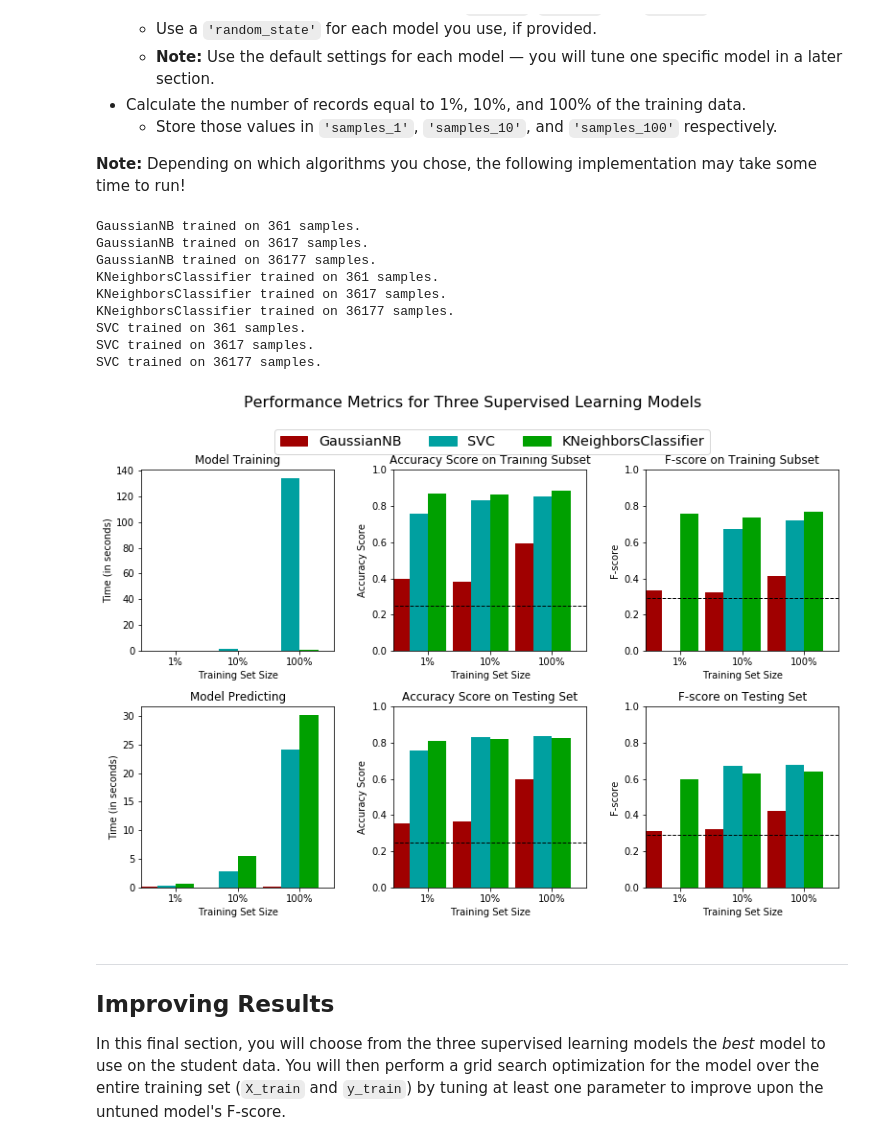
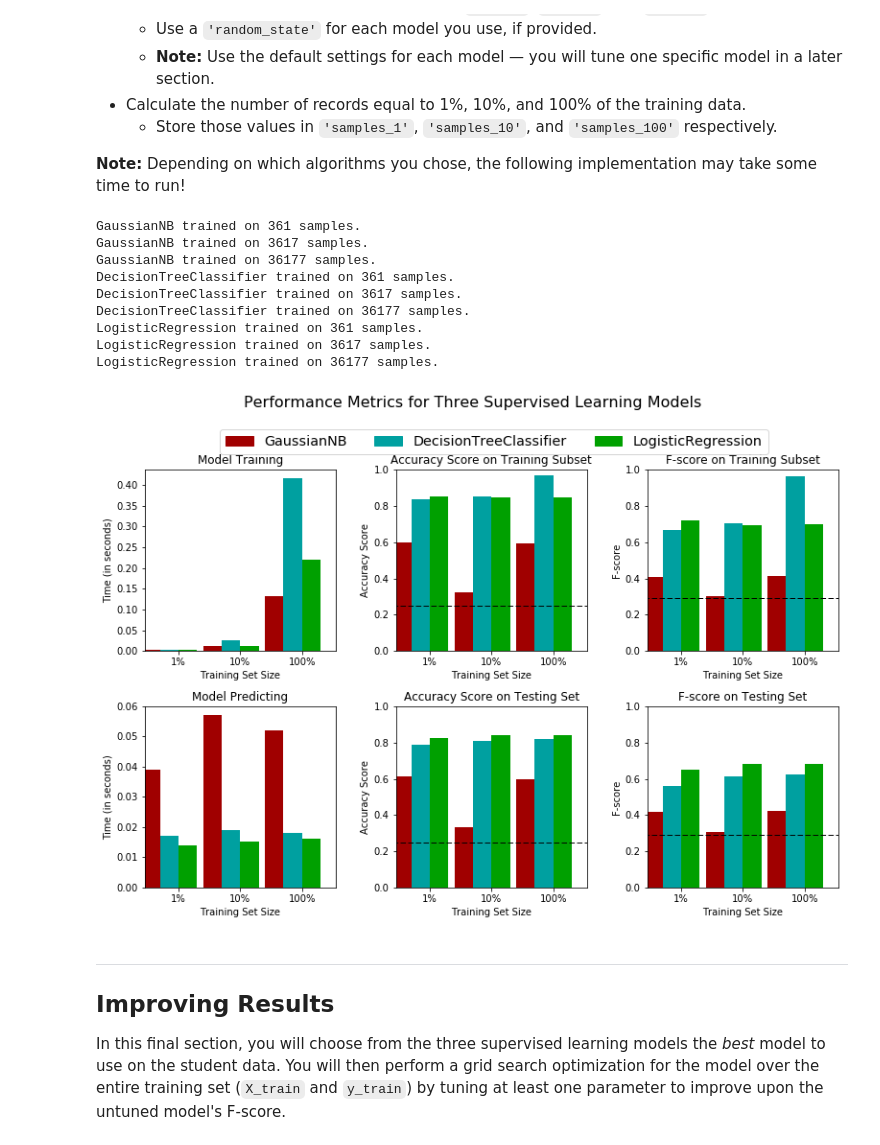
Before and after one commit to fagan2888/Gardner_Machine_Learning, a Jupyter notebook: projects/finding_donors/finding_donors.ipynb, the cells around one changed output. Cells and saved outputs as stored; diff of their text form; code cells hidden in the pictures.

```diff
--- a/projects/finding_donors/finding_donors.ipynb
+++ b/projects/finding_donors/finding_donors.ipynb
@@ -361,12 +365,13 @@ def train_predict(learner, sample_size, X_train, y_train, X_test, y_test):
        - X_test: features testing set
        - y_test: income testing set
     '''
-
+    step = int(len(X_train)/sample_size)
     results = {}
 
     # TODO: Fit the learner to the training data using slicing with 'sample_size' using .fit(training_features[:], training_labels[:])
     start = time() # Get start time
-    learner = learner.fit(X_train.values[:sample_size, :], y_train.values[:sample_size])
+    #learner = learner.fit(X_train.values[:sample_size, :], y_train.values[:sample_size])
+    learner.fit(X_train[::step], y_train[::step])
     end = time() # Get end time
 
     # TODO: Calculate the training time
@@ -395,7 +400,7 @@ def train_predict(learner, sample_size, X_train, y_train, X_test, y_test):
     results['f_test'] = fbeta_score(y_test,predictions_test,beta=0.5)
 
     # Success
-    print "{} trained on {} samples.".format(learner.__class__.__name__, sample_size)
+    print ("{} trained on {} samples.".format(learner.__class__.__name__, sample_size))
 
     # Return the results
     return results
@@ -413,44 +418,42 @@ In the code cell, you will need to implement the following:
 # %%
 # TODO: Import the three supervised learning models from sklearn
 from sklearn.naive_bayes import GaussianNB
 from sklearn.neighbors import KNeighborsClassifier
-from sklearn.svm import SVC
-
+from sklearn.linear_model import LogisticRegression
+from sklearn.tree import DecisionTreeClassifier
 # TODO: Initialize the three models
 clf_A = GaussianNB()
-clf_B = KNeighborsClassifier()
-clf_C = SVC()
+clf_B = DecisionTreeClassifier(random_state=1)
+clf_C = LogisticRegression(random_state=1)
 
 # TODO: Calculate the number of samples for 1%, 10%, and 100% of the training data
 # HINT: samples_100 is the entire training set i.e. len(y_train)
 # HINT: samples_10 is 10% of samples_100
 # HINT: samples_1 is 1% of samples_100
-samples_1 = int( 0.01*len(y_train))
-samples_10 = int ( 0.1*len(y_train))
+samples_1 = int(0.01*len(y_train))
+samples_10 = int(0.1*len(y_train))
 samples_100 = len(y_train)
 
 # Collect results on the learners
 results = {}
 for clf in [clf_A, clf_B, clf_C]:
     clf_name = clf.__class__.__name__
     results[clf_name] = {}
     for i, samples in enumerate([samples_1, samples_10, samples_100]):
-        results[clf_name][i] = \
-        train_predict(clf, samples, X_train, y_train, X_test, y_test)
-
+        results[clf_name][i] = train_predict(clf, samples, X_train, y_train, X_test, y_test)
 # Run metrics visualization for the three supervised learning models chosen
 vs.evaluate(results, accuracy, fscore)
 # %% [output]
 GaussianNB trained on 361 samples.
 GaussianNB trained on 3617 samples.
 GaussianNB trained on 36177 samples.
-KNeighborsClassifier trained on 361 samples.
-KNeighborsClassifier trained on 3617 samples.
-KNeighborsClassifier trained on 36177 samples.
-SVC trained on 361 samples.
-SVC trained on 3617 samples.
-SVC trained on 36177 samples.
+DecisionTreeClassifier trained on 361 samples.
+DecisionTreeClassifier trained on 3617 samples.
+DecisionTreeClassifier trained on 36177 samples.
+LogisticRegression trained on 361 samples.
+LogisticRegression trained on 3617 samples.
+LogisticRegression trained on 36177 samples.
-[figure, old version]
+[figure, new version]
 # %% [markdown]
 ----
 ## Improving Results
```
Also changed, not shown: parts of 19 cells of this notebook, 1 other file.
